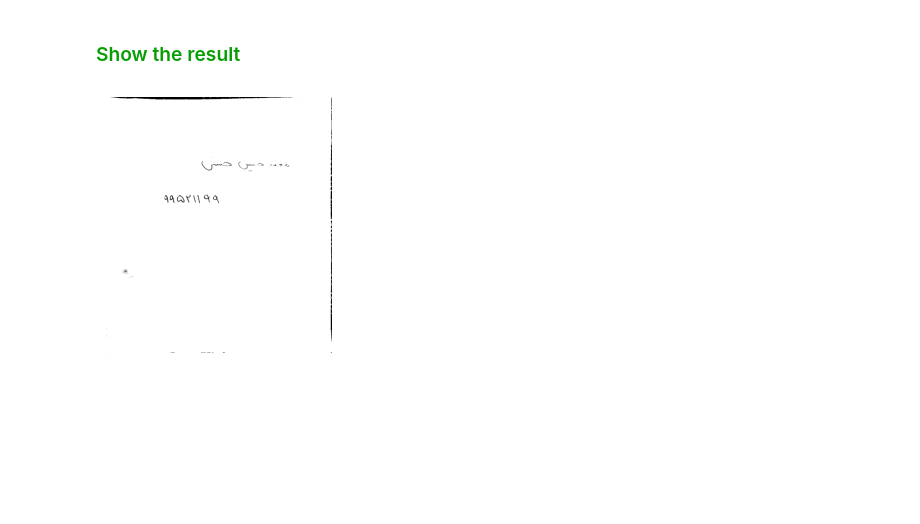
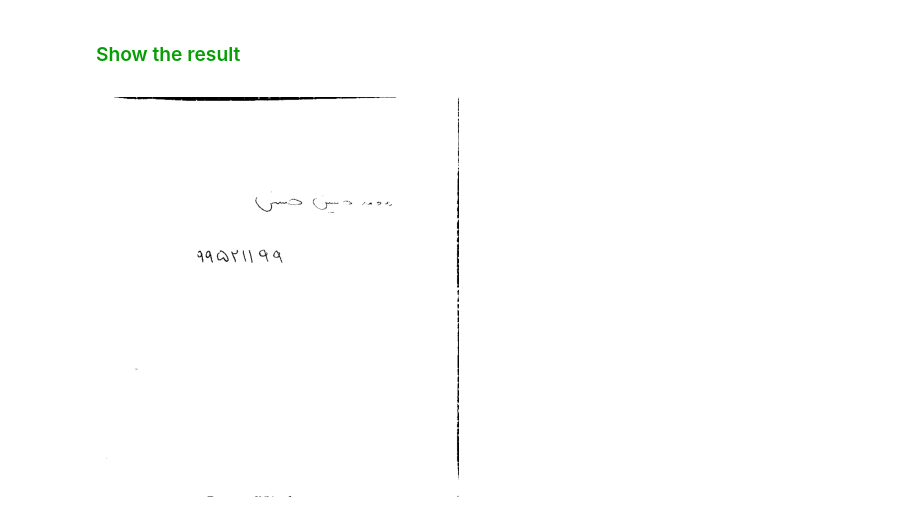
Before and after one commit to mhhasani/computer-vision, a Jupyter notebook: HW3/Q4.ipynb, the cells around one changed output. Cells and saved outputs as stored; diff of their text form; code cells hidden in the pictures; blank space fills up the shorter version.

```diff
--- a/HW3/Q4.ipynb
+++ b/HW3/Q4.ipynb
@@ -76,32 +76,33 @@ contours, hierarchy = cv2.findContours(thresh, cv2.RETR_TREE, cv2.CHAIN_APPROX_S
 
 # Find the contour with the largest area (this should be the paper)
 paper_contour = max(contours, key=cv2.contourArea)
 
 # Approximate the contour to a polygon with fewer vertices
 epsilon = 0.1 * cv2.arcLength(paper_contour, True)
 approx = cv2.approxPolyDP(paper_contour, epsilon, True)
 
 vertices = reorder(approx.reshape(4, 2))
 
 # Compute the width and height of the new image
 width = max(np.linalg.norm(vertices[0] - vertices[1]), np.linalg.norm(vertices[2] - vertices[3]))
 height = max(np.linalg.norm(vertices[0] - vertices[3]), np.linalg.norm(vertices[1] - vertices[2]))
 
 # Compute the perspective transform matrix
 M = cv2.getPerspectiveTransform(vertices, np.float32([[0, 0], [width, 0], [width, height], [0, height]]))
 
 # Apply the perspective transformation to the original image
 warped = cv2.warpPerspective(image, M, (int(width), int(height)))
 
 # convert to gray and set value grate than 127 to 255 and less than 127 to 0
-ret, thresh = cv2.threshold(warped, 130, 255, cv2.THRESH_BINARY)
+ret, thresh = cv2.threshold(warped, 127, 255, cv2.THRESH_BINARY)
 
 # convert to gray
 gray_image = cv2.cvtColor(thresh, cv2.COLOR_BGR2GRAY)
 
 # Display the results
+plt.figure(figsize=(10, 10))
 plt.subplot(1, 2, 2)
 imshow(gray_image)
 plt.show()
 # %% [output]
-[figure, old version]
+[figure, new version]
```
Also changed, not shown: parts of 1 cell of this notebook.
